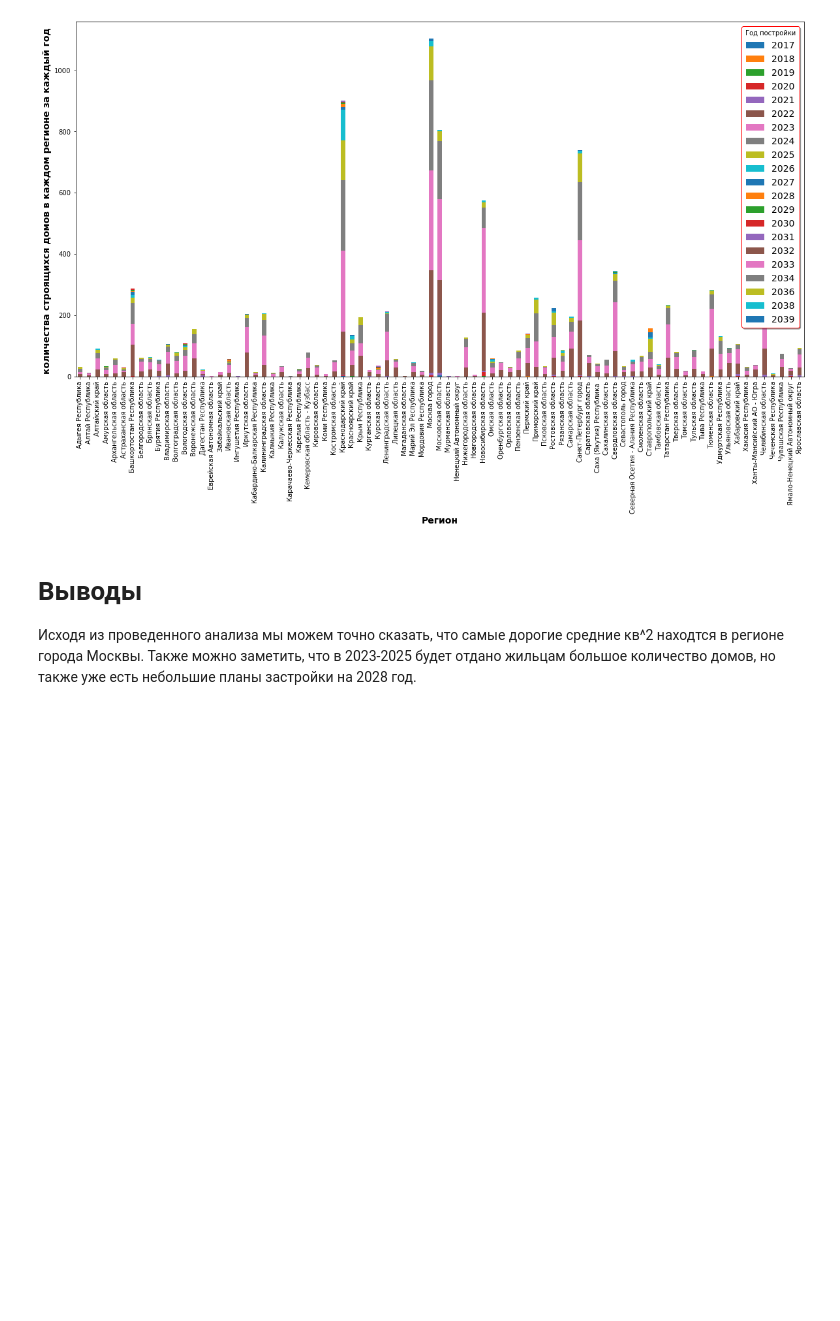
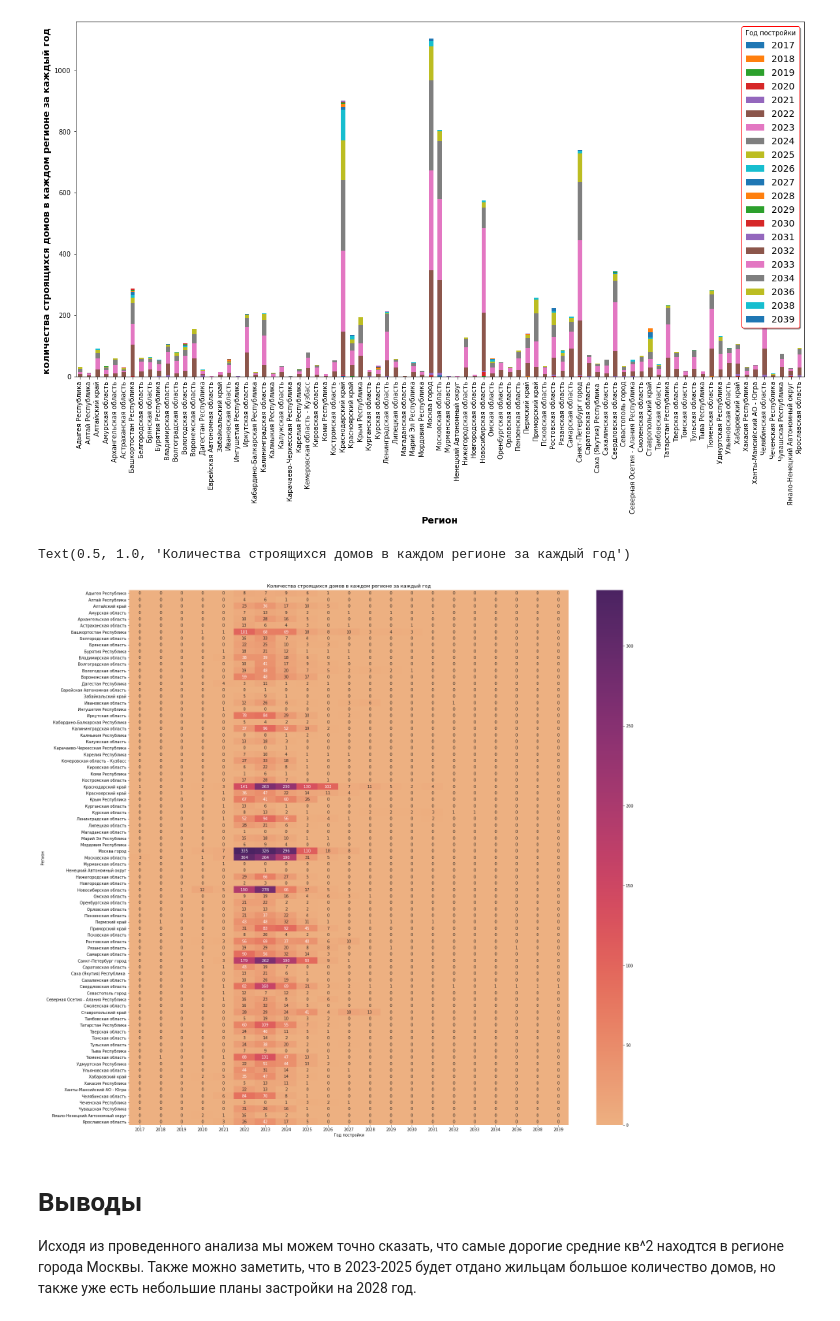
Before and after one commit to SunriseD232/DS_course, a Jupyter notebook: Task3_dmrf.ipynb, the cells around one changed output. Drawn from its saved outputs; the diff is of its cells as text; code cells hidden in the pictures; blank space fills up the shorter version.

Commit message:
Add heatmap

```diff
--- a/Task3_dmrf.ipynb
+++ b/Task3_dmrf.ipynb
@@ -338,6 +338,21 @@ avg_price_region.sort_values(ascending=False)
 plt.show()
 # %% [output]
 [figure]
+# %%
+import seaborn as sn
+import pandas as pd
+import matplotlib.pyplot as plt
+count_build_data_with_na = count_build_data.fillna(0)
+array = count_build_data_with_na
+df_cm = pd.DataFrame(array)
+plt.figure(figsize = (25,25))
+sn.heatmap(df_cm, annot= True, cmap="flare", fmt='.4g')
+plt.xlabel('Год постройки')
+plt.ylabel('Регион')
+plt.title('Количества строящихся домов в каждом регионе за каждый год')
+# %% [output]
+Text(0.5, 1.0, 'Количества строящихся домов в каждом регионе за каждый год')
+[figure, added]
 # %% [markdown]
 # Выводы
 Исходя из проведенного анализа мы можем точно сказать, что самые дорогие средние кв^2 находтся в регионе города Москвы. Также можно заметить, что в 2023-2025 будет отдано жильцам большое количество домов, но также уже есть небольшие планы застройки на 2028 год.
```
